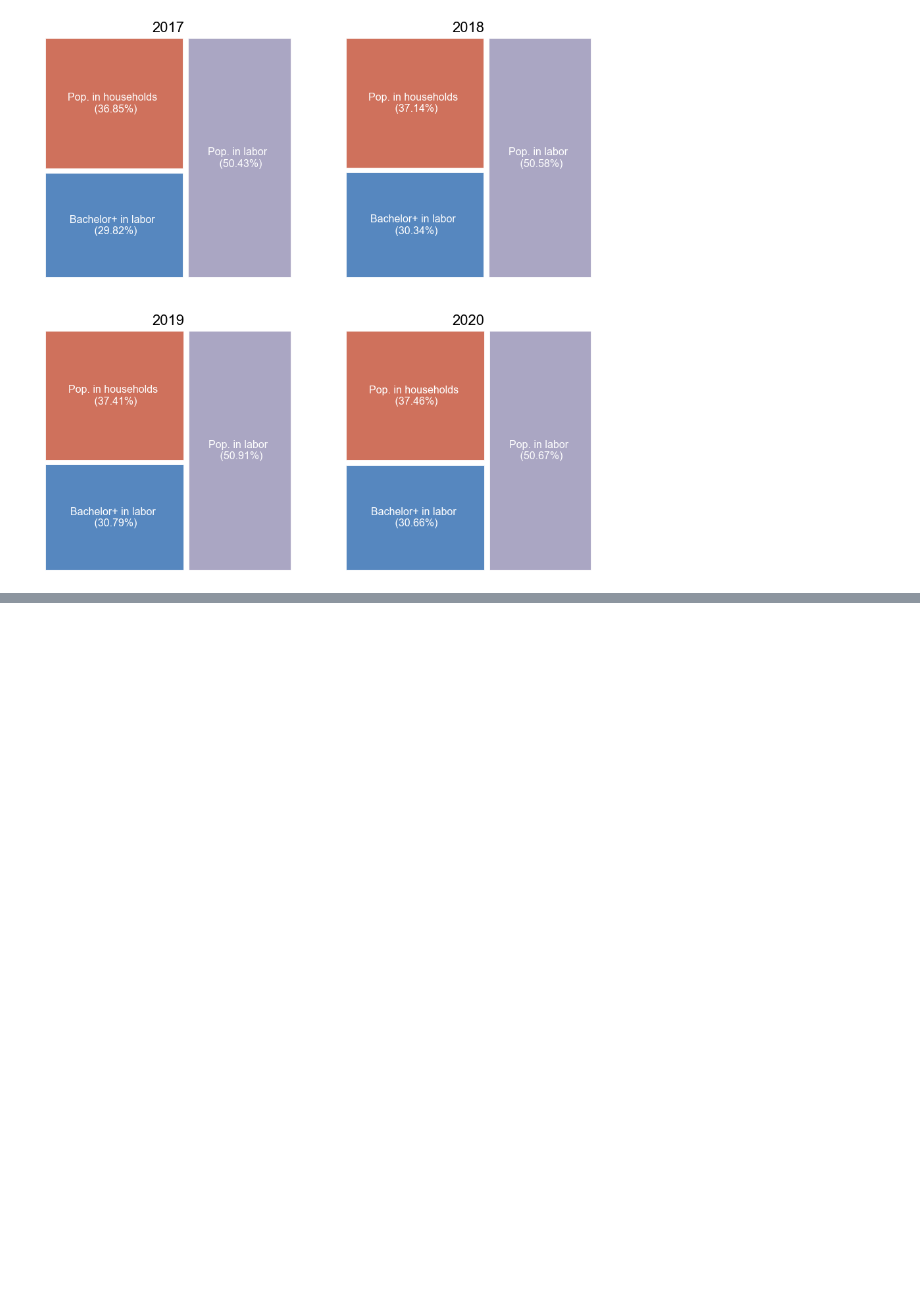
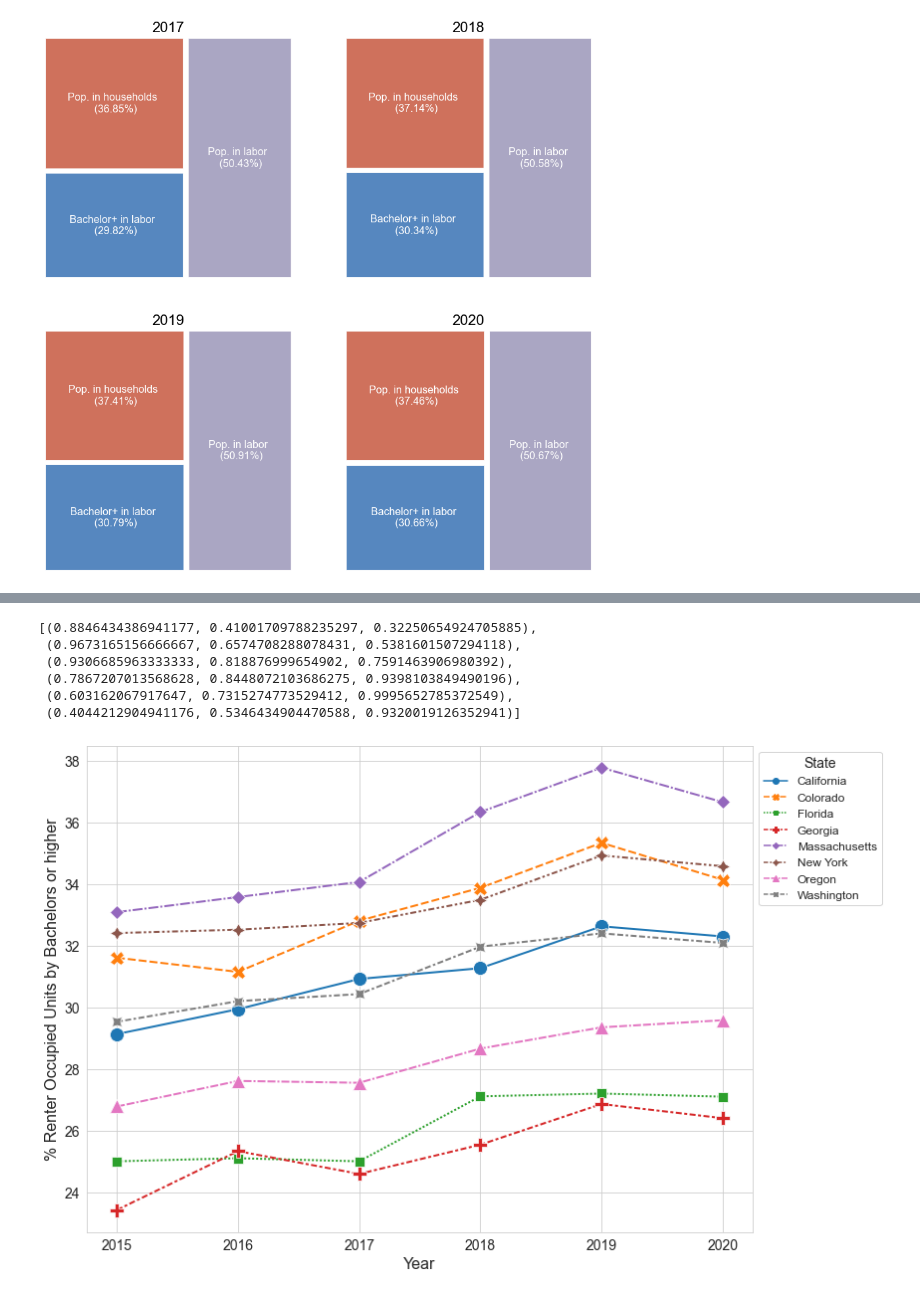
Before and after one commit to aliglara/capstone-c1-DA, a Jupyter notebook: codes/EDA_homeless_pop.ipynb, the cells around one changed output, grey strips where cells are left out. Drawn from its saved outputs; the diff is of its cells as text; code cells hidden in the pictures; blank space fills up the shorter version.

```diff
--- a/codes/EDA_homeless_pop.ipynb
+++ b/codes/EDA_homeless_pop.ipynb
@@ -595,0 +615,8 @@ plt.show()
+# %%
+renter_occupied_df.rename(
+    {'year': 'Year',
+     'name_state': 'State name',
+     'total_renter_occupied_units_educ_attainment': 'Total occupied units',
+     'renter_occupied_units_high_school_graduate': 'HS graduate', # High School graduate
+     'renter_occupied_units_some_college_degree' :'College degree',
+     'renter_occupied_units_bachelor_degree_or_higher' : 'Bachelor degree or higher'}, axis='columns', inplace=True)
@@ -595,0 +625,4 @@ plt.show()
+# %%
+renter_occupied_df["Perc bachelor or higher"] = renter_occupied_df["Bachelor degree or higher"] / renter_occupied_df["Total occupied units"] * 100
+
+renter_occupied_df.set_index(["Year", "State name"], inplace=True)
@@ -595,0 +652,6 @@ plt.show()
+# %%
+perc_renter_unit_occupied_by_bacherlor_or_higher = renter_occupied_df.pivot_table(index="State name",
+                                                                                  columns="Year",
+                                                                                  values="Perc bachelor or higher").round(2)
+# %%
+perc_renter_unit_occupied_by_bacherlor_or_higher = perc_renter_unit_occupied_by_bacherlor_or_higher.transpose()
@@ -595,0 +680,23 @@ plt.show()
+# %%
+sns.color_palette("coolwarm_r")
+# %% [output]
+[(0.8846434386941177, 0.41001709788235297, 0.32250654924705885),
+ (0.9673165156666667, 0.6574708288078431, 0.5381601507294118),
+ (0.9306685963333333, 0.818876999654902, 0.7591463906980392),
+ (0.7867207013568628, 0.8448072103686275, 0.9398103849490196),
+ (0.603162067917647, 0.7315274773529412, 0.9995652785372549),
+ (0.4044212904941176, 0.5346434904470588, 0.9320019126352941)]
+# %%
+
+fig, ax = plt.subplots(figsize=(12, 9))
+g = sns.lineplot(data=perc_renter_unit_occupied_by_bacherlor_or_higher,
+                 palette=palettable.tableau.Tableau_10.mpl_colors[:8],
+                 ax=ax, markers=True, markersize=14, lw=2)
+ax.set(ylabel="% Renter Occupied Units by Bachelors or higher",
+              xlabel="Year")
+plt.tick_params(axis='both', which='major', labelsize=14)
+plt.legend(loc=2, bbox_to_anchor= (1,1),
+           title="State", fontsize=12, title_fontsize=14)
+plt.show()
+# %% [output]
+[figure, added]
```
Also changed, not shown: parts of 35 cells of this notebook.
